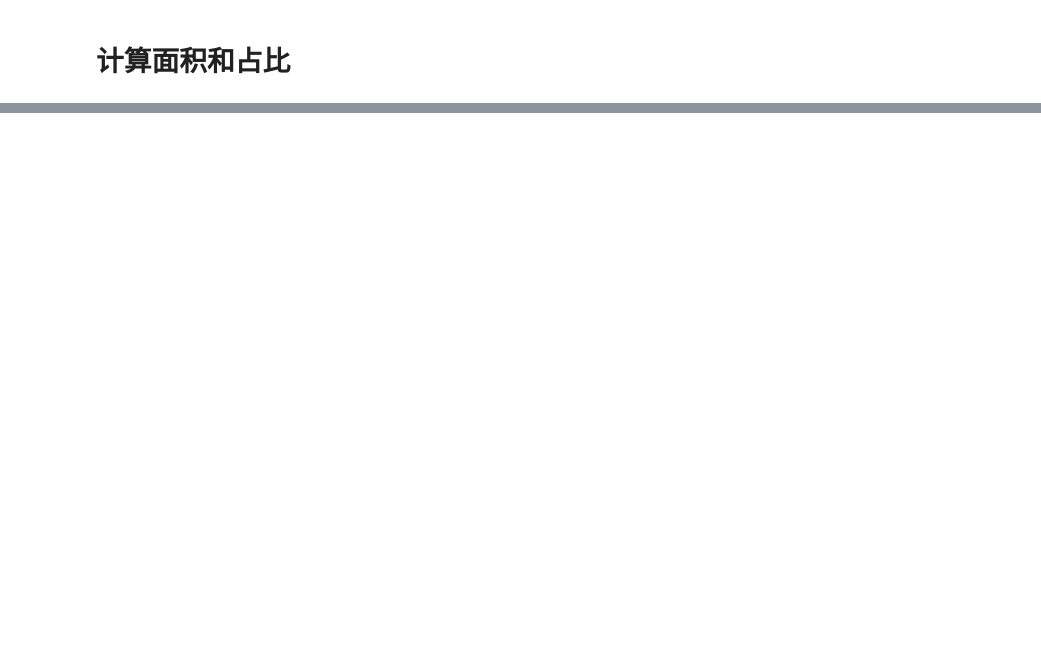
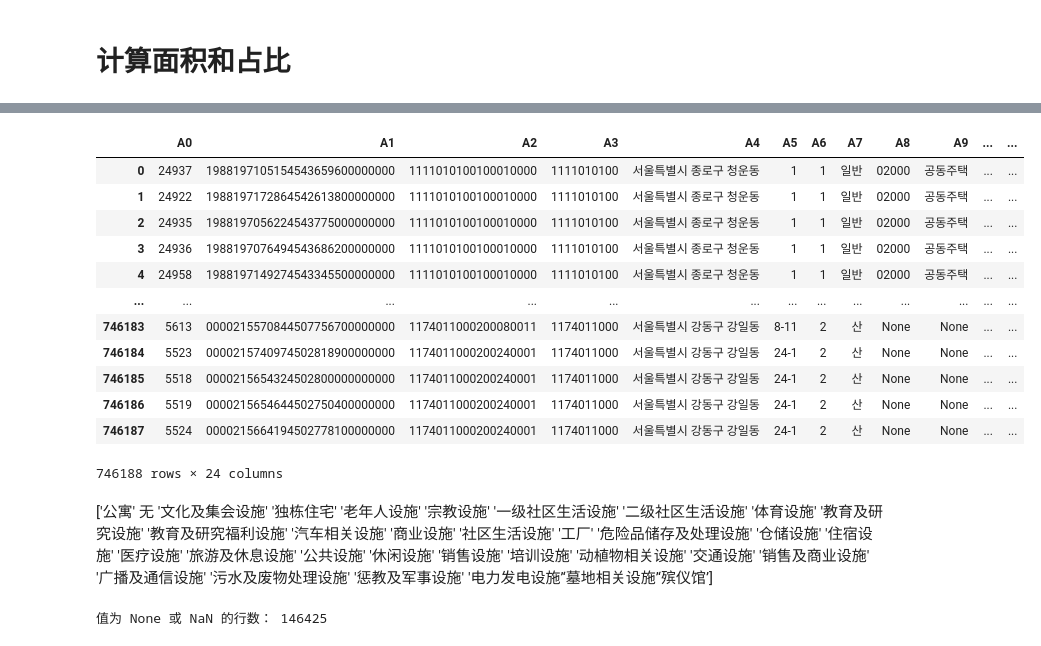
Before and after one commit to LiliLIN0324/seoul, a Jupyter notebook: seoul_work_flow_air_tem.ipynb, the cells around one changed output, grey strips where cells are left out. Saved outputs shown, nothing was run; the diff lists cells and outputs as text; code cells hidden in the pictures; blank space fills up the shorter version.

```diff
--- a/seoul_work_flow_air_tem.ipynb
+++ b/seoul_work_flow_air_tem.ipynb
@@ -798,9 +878,23 @@ print(data["종류"].value_counts())
 # %%
 import geopandas as gpd
 
-file = r'D:\seoul\c_data\a_building\\AL_11_D010_20161105\AL_11_D010_20161105.shp'
+file = r'D:\seoul\c_data\a_building\AL_11_D010_20160806.shp'
 
 data_small = gpd.read_file(file, encoding='euc_kr')#, rows=50000
 data_small
+# %% [output]
+|  | A0 | A1 | A2 | A3 | A4 | A5 | A6 | A7 | A8 | A9 | ... | ... |
+| 0 | 24937 | 1988197105154543659600000000 | 1111010100100010000 | 1111010100 | 서울특별시 종로구 청운동 | 1 | 1 | 일반 | 02000 | 공동주택 | ... | ... |
+| 1 | 24922 | 1988197172864542613800000000 | 1111010100100010000 | 1111010100 | 서울특별시 종로구 청운동 | 1 | 1 | 일반 | 02000 | 공동주택 | ... | ... |
+| 2 | 24935 | 1988197056224543775000000000 | 1111010100100010000 | 1111010100 | 서울특별시 종로구 청운동 | 1 | 1 | 일반 | 02000 | 공동주택 | ... | ... |
+| 3 | 24936 | 1988197076494543686200000000 | 1111010100100010000 | 1111010100 | 서울특별시 종로구 청운동 | 1 | 1 | 일반 | 02000 | 공동주택 | ... | ... |
+| 4 | 24958 | 1988197149274543345500000000 | 1111010100100010000 | 1111010100 | 서울특별시 종로구 청운동 | 1 | 1 | 일반 | 02000 | 공동주택 | ... | ... |
+| ... | ... | ... | ... | ... | ... | ... | ... | ... | ... | ... | ... | ... |
+| 746183 | 5613 | 0000215570844507756700000000 | 1174011000200080011 | 1174011000 | 서울특별시 강동구 강일동 | 8-11 | 2 | 산 | None | None | ... | ... |
+| 746184 | 5523 | 0000215740974502818900000000 | 1174011000200240001 | 1174011000 | 서울특별시 강동구 강일동 | 24-1 | 2 | 산 | None | None | ... | ... |
+| 746185 | 5518 | 0000215654324502800000000000 | 1174011000200240001 | 1174011000 | 서울특별시 강동구 강일동 | 24-1 | 2 | 산 | None | None | ... | ... |
+| 746186 | 5519 | 0000215654644502750400000000 | 1174011000200240001 | 1174011000 | 서울특별시 강동구 강일동 | 24-1 | 2 | 산 | None | None | ... | ... |
+| 746187 | 5524 | 0000215664194502778100000000 | 1174011000200240001 | 1174011000 | 서울특별시 강동구 강일동 | 24-1 | 2 | 산 | None | None | ... | ... |
+746188 rows × 24 columns
 # %%
 print(data_small["A8"].unique())
@@ -807,3 +903,13 @@ print(data_small["A8"].unique())
+# %% [markdown]
+['公寓' 无 '文化及集会设施' '独栋住宅' '老年人设施' '宗教设施' '一级社区生活设施' '二级社区生活设施'
+'体育设施' '教育及研究设施' '教育及研究福利设施' '汽车相关设施' '商业设施' '社区生活设施' '工厂' '危险品储存及处理设施'
+'仓储设施' '住宿设施' '医疗设施' '旅游及休息设施' '公共设施' '休闲设施' '销售设施' '培训设施' '动植物相关设施'
+'交通设施' '销售及商业设施' '广播及通信设施' '污水及废物处理设施' '惩教及军事设施' '电力发电设施’‘墓地相关设施’‘殡仪馆’]
+# %%
+num_none = data_small["A8"].isnull().sum()
+print("值为 None 或 NaN 的行数：", num_none)
+# %% [output]
+值为 None 或 NaN 的行数： 146425
 # %%
 import geopandas as gpd
 
```
Also changed, not shown: parts of 11 cells of this notebook, 2 other files.
